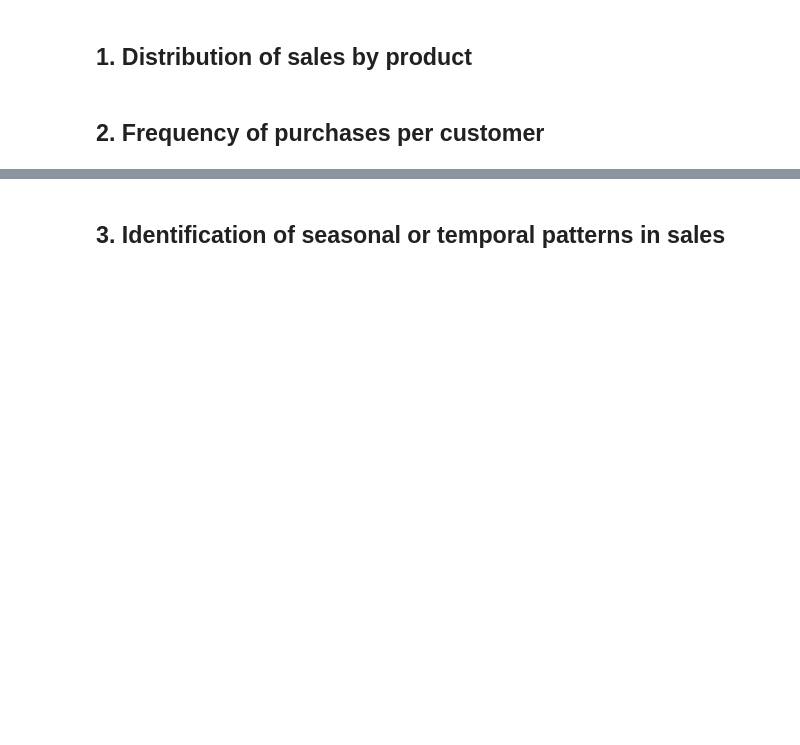
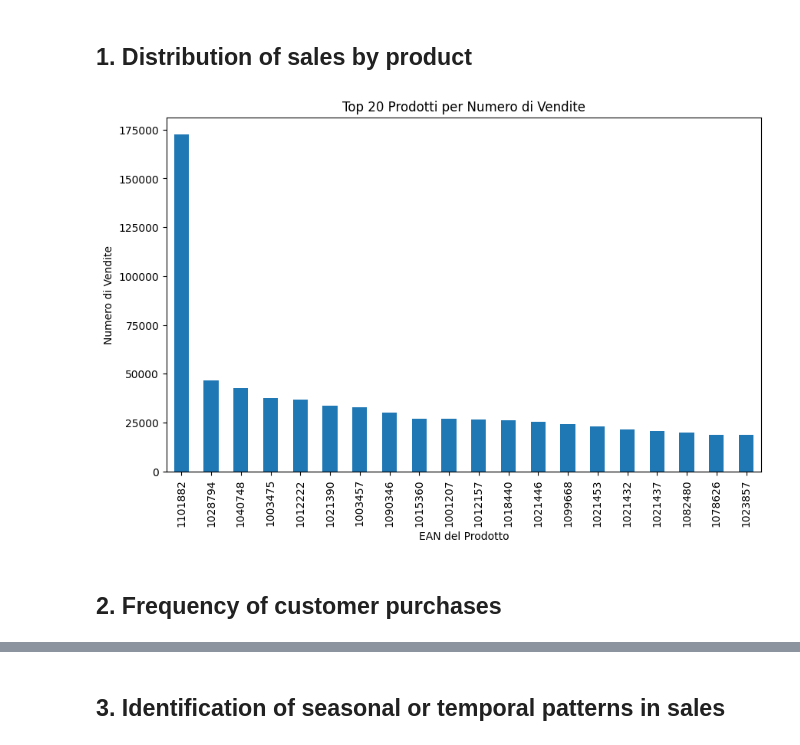
Before and after one commit to DanieleT25/ShopSmart, a Jupyter notebook: notebook/02-EDA.ipynb, the cells around one changed output, grey strips where cells are left out. Cells and saved outputs as stored; diff of their text form; code cells hidden in the pictures; blank space fills up the shorter version.

```diff
--- a/notebook/02-EDA.ipynb
+++ b/notebook/02-EDA.ipynb
@@ -6,2 +12,3 @@ import matplotlib.pyplot as plt
 # %%
-df = pd.read_csv('../Data/export.csv')
+# df = pd.read_csv('../Data/export.csv')
+data_handler = DataHandler('../Data/export.csv')
@@ -21,2 +28,6 @@ plt.show()
+# %%
+data_handler.distribSales()
+# %% [output]
+[figure, added]
 # %% [markdown]
-## 2. Frequency of purchases per customer
+## 2. Frequency of customer purchases
```
Also changed, not shown: parts of 8 cells of this notebook, 9 other files.
